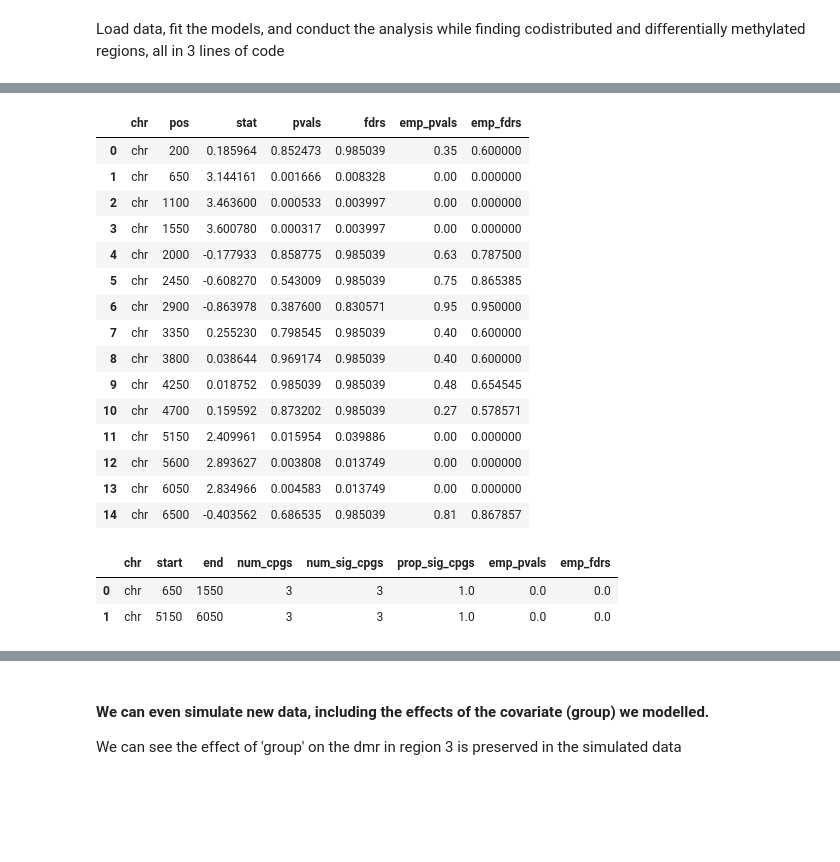
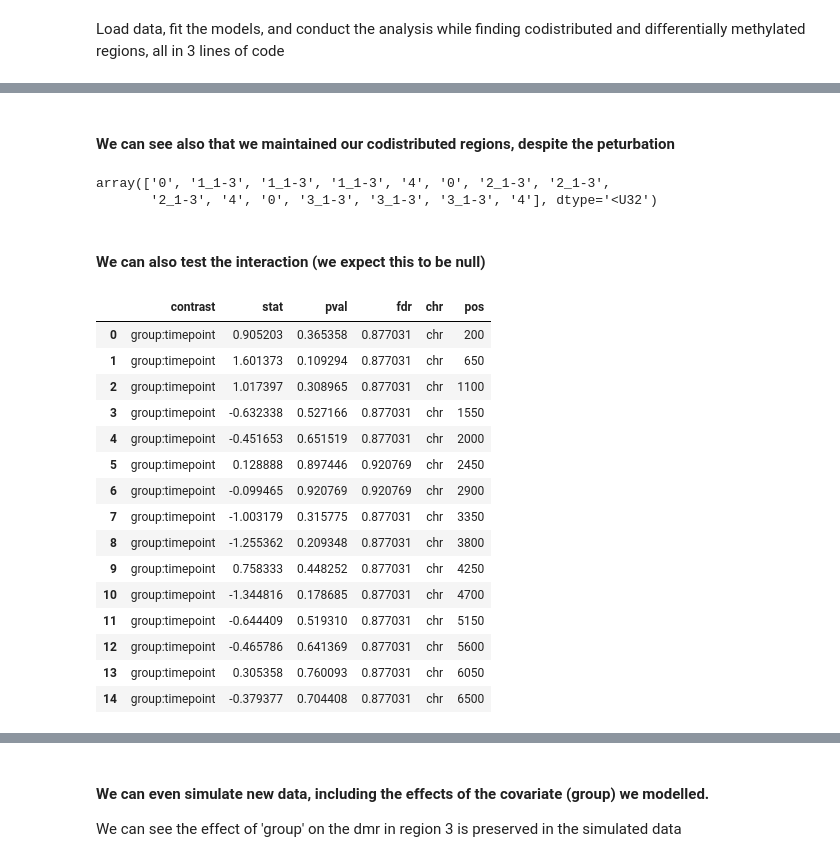
Before and after one commit to AndyCGraham/pyMethTools, a Jupyter notebook: vignettes/vignette.ipynb, the cells around one changed output, grey strips where cells are left out. Cells and saved outputs as stored; diff of their text form; code cells hidden in the pictures; blank space fills up the shorter version.

```diff
--- a/vignettes/vignette.ipynb
+++ b/vignettes/vignette.ipynb
@@ -14,9 +14,9 @@ np.random.seed(42)
 # %% [markdown]
 ## Simulate some data (15 cpgs spread across 3 regions with 15 samples)
 # %%
-sample_size=15
+sample_size=50
 n_cpg=15
-read_depth=30
+read_depth=50
 meth_levels=[0.5,0.05,0.05,0.05,0.5,0.9,0.1,0.1,0.1,0.8, 0.6,0.12,0.13,0.12,0.5]
 coverage = np.empty(shape=(n_cpg,sample_size), dtype=int)
 meth = np.empty(shape=(n_cpg,sample_size), dtype=int)
@@ -63,9 +67,9 @@ We can see in this simple example we found that the middle three cpgs in each re
 We can also simulate a pertubation to a set of samples, which alters the level of methylation in some of these regions.
 This is done by setting adjust factor, which specifies the log2FoldChange of the proportion of reads methylated at a CpG. This adjust factor will be applied to cpgs in n_diff_regions (here 2), with half of the regions experiencing a negative change and half a positive change in the number of reads methylated over their CpGs by default (change the prop_pos paramter to alter this).
 # %%
-sim_meth,sim_coverage,adjust,adjust_regions=obj.sim_multiple_cpgs(sample_size=15,
+sim_meth,sim_coverage,adjust,adjust_regions=obj.sim_multiple_cpgs(sample_size=sample_size,
                                                                   use_codistrib_regions=True,
-                                                                  ncpu=1,adjust_factor=0.15,
+                                                                  ncpu=1,adjust_factor=0.05,
                                                                   n_diff_regions=[2,0],
                                                                   chunksize=1)
 combined_meth=np.concatenate([meth,sim_meth],axis=1)
@@ -93,7 +97,13 @@ Let's see if we can pick up these pertubations using beta binomial regression
 Make a design matrix for proportion of reads methylated (X) and the dispersion of methylation (X_star).
 We will include the intercept in both, and with an additional column specifying whether the samples were perterbed in X.
 # %%
-X=np.vstack([np.repeat(1,30),np.repeat([0,1],15)]).T
+X=np.vstack([np.repeat([0,1],sample_size),np.repeat([0,1,0,1],sample_size/2)]).T
 X=pd.DataFrame(X)
-X.columns=['intercept','group']
-X_star = X.drop(columns='group')
+X.columns=['group',"timepoint"]
+from patsy import dmatrix
+X = dmatrix(
+            "group + timepoint + group:timepoint",
+            data=X,
+            return_type='dataframe'
+        )
+X_star = X.iloc[:,[0]].copy()
@@ -102,28 +191,29 @@ Load data, fit the models, and conduct the analysis while finding codistributed
+# %% [markdown]
+#### We can see also that we maintained our codistributed regions, despite the peturbation
+# %%
+obj.codistrib_regions
+# %% [output]
+array(['0', '1_1-3', '1_1-3', '1_1-3', '4', '0', '2_1-3', '2_1-3',
+       '2_1-3', '4', '0', '3_1-3', '3_1-3', '3_1-3', '4'], dtype='<U32')
+# %% [markdown]
+#### We can also test the interaction (we expect this to be null)
 # %%
-obj = pyMethObj(combined_meth,combined_coverage,target_regions=regions,genomic_positions=np.array(range(200,6600,450)),covs=X,covs_disp=X_star)
-obj.fit_betabinom()
-cpg_res,region_res = obj.wald_test("group",n_permute=100,find_dmrs="binary_search")
+cpg_res,region_res = obj.wald_test(coef='group:timepoint',find_dmrs="binary_search")
 cpg_res
 # %% [output]
-|  | chr | pos | stat | pvals | fdrs | emp_pvals | emp_fdrs |
-| 0 | chr | 200 | 0.185964 | 0.852473 | 0.985039 | 0.35 | 0.600000 |
-| 1 | chr | 650 | 3.144161 | 0.001666 | 0.008328 | 0.00 | 0.000000 |
-| 2 | chr | 1100 | 3.463600 | 0.000533 | 0.003997 | 0.00 | 0.000000 |
-| 3 | chr | 1550 | 3.600780 | 0.000317 | 0.003997 | 0.00 | 0.000000 |
-| 4 | chr | 2000 | -0.177933 | 0.858775 | 0.985039 | 0.63 | 0.787500 |
-| 5 | chr | 2450 | -0.608270 | 0.543009 | 0.985039 | 0.75 | 0.865385 |
-| 6 | chr | 2900 | -0.863978 | 0.387600 | 0.830571 | 0.95 | 0.950000 |
-| 7 | chr | 3350 | 0.255230 | 0.798545 | 0.985039 | 0.40 | 0.600000 |
-| 8 | chr | 3800 | 0.038644 | 0.969174 | 0.985039 | 0.40 | 0.600000 |
-| 9 | chr | 4250 | 0.018752 | 0.985039 | 0.985039 | 0.48 | 0.654545 |
-| 10 | chr | 4700 | 0.159592 | 0.873202 | 0.985039 | 0.27 | 0.578571 |
-| 11 | chr | 5150 | 2.409961 | 0.015954 | 0.039886 | 0.00 | 0.000000 |
-| 12 | chr | 5600 | 2.893627 | 0.003808 | 0.013749 | 0.00 | 0.000000 |
-| 13 | chr | 6050 | 2.834966 | 0.004583 | 0.013749 | 0.00 | 0.000000 |
-| 14 | chr | 6500 | -0.403562 | 0.686535 | 0.985039 | 0.81 | 0.867857 |
+|  | contrast | stat | pval | fdr | chr | pos |
+| 0 | group:timepoint | 0.905203 | 0.365358 | 0.877031 | chr | 200 |
+| 1 | group:timepoint | 1.601373 | 0.109294 | 0.877031 | chr | 650 |
+| 2 | group:timepoint | 1.017397 | 0.308965 | 0.877031 | chr | 1100 |
+| 3 | group:timepoint | -0.632338 | 0.527166 | 0.877031 | chr | 1550 |
+| 4 | group:timepoint | -0.451653 | 0.651519 | 0.877031 | chr | 2000 |
+| 5 | group:timepoint | 0.128888 | 0.897446 | 0.920769 | chr | 2450 |
+| 6 | group:timepoint | -0.099465 | 0.920769 | 0.920769 | chr | 2900 |
+| 7 | group:timepoint | -1.003179 | 0.315775 | 0.877031 | chr | 3350 |
+| 8 | group:timepoint | -1.255362 | 0.209348 | 0.877031 | chr | 3800 |
+| 9 | group:timepoint | 0.758333 | 0.448252 | 0.877031 | chr | 4250 |
+| 10 | group:timepoint | -1.344816 | 0.178685 | 0.877031 | chr | 4700 |
+| 11 | group:timepoint | -0.644409 | 0.519310 | 0.877031 | chr | 5150 |
+| 12 | group:timepoint | -0.465786 | 0.641369 | 0.877031 | chr | 5600 |
+| 13 | group:timepoint | 0.305358 | 0.760093 | 0.877031 | chr | 6050 |
+| 14 | group:timepoint | -0.379377 | 0.704408 | 0.877031 | chr | 6500 |
-# %%
-region_res
-# %% [output]
-|  | chr | start | end | num_cpgs | num_sig_cpgs | prop_sig_cpgs | emp_pvals | emp_fdrs |
-| 0 | chr | 650 | 1550 | 3 | 3 | 1.0 | 0.0 | 0.0 |
-| 1 | chr | 5150 | 6050 | 3 | 3 | 1.0 | 0.0 | 0.0 |
```
Also changed, not shown: parts of 30 cells of this notebook, 10 other files.
